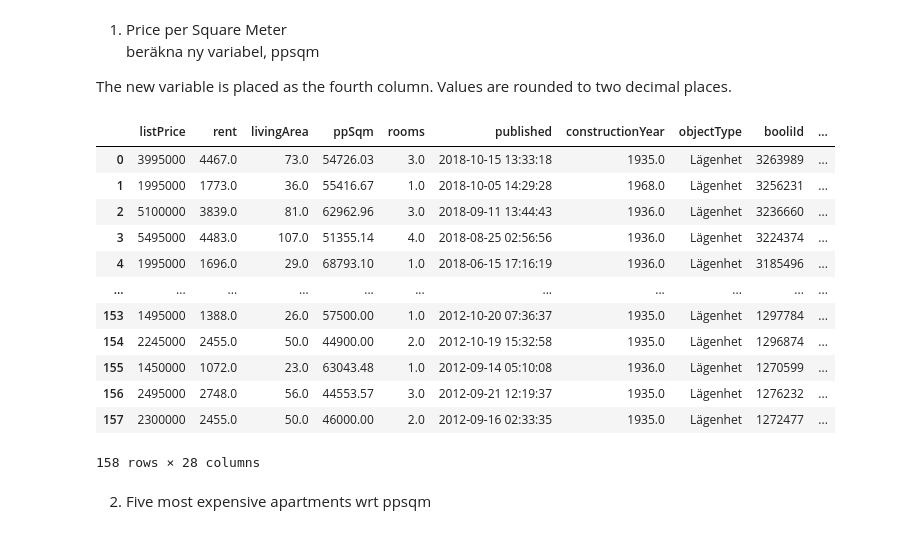
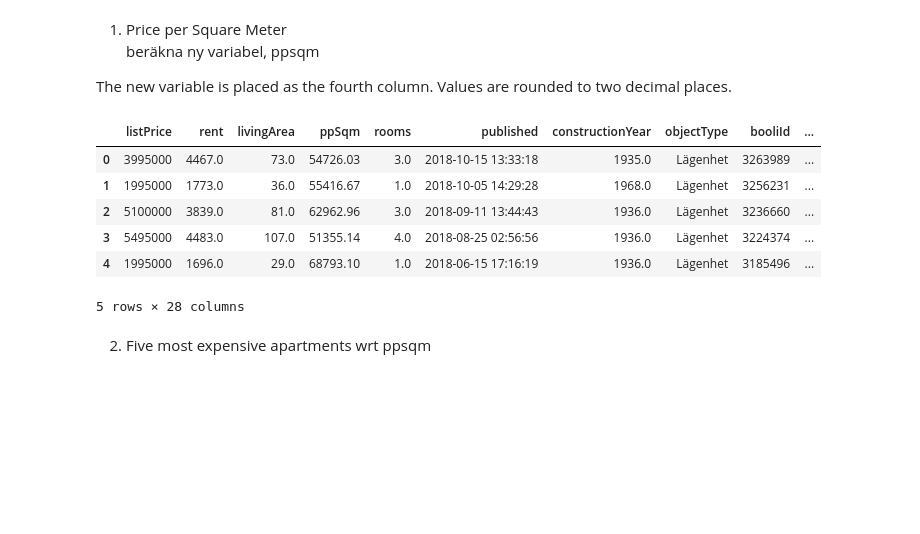
Before and after one commit to totatorbj/su-mt4007, a Jupyter notebook: HW2/HW2_investigation.ipynb, the cells around one changed output. Drawn from its saved outputs; the diff is of its cells as text; code cells hidden in the pictures; blank space fills up the shorter version.

```diff
--- a/HW2/HW2_investigation.ipynb
+++ b/HW2/HW2_investigation.ipynb
@@ -64,21 +62,15 @@ The new variable is placed as the fourth column. Values are rounded to two decim
 #apartments_extended_df = apartments_df.insert(3,'ppSqm',round(apartments_df['listPrice'] / apartments_df['livingArea'], 2 ))
 apartments_df.insert(3,'ppSqm',round(apartments_df['listPrice'] / apartments_df['livingArea'], 2 ))
 # %%
-apartments_df
+apartments_df.head()
 # %% [output]
 |  | listPrice | rent | livingArea | ppSqm | rooms | published | constructionYear | objectType | booliId | ... |
 | 0 | 3995000 | 4467.0 | 73.0 | 54726.03 | 3.0 | 2018-10-15 13:33:18 | 1935.0 | Lägenhet | 3263989 | ... |
 | 1 | 1995000 | 1773.0 | 36.0 | 55416.67 | 1.0 | 2018-10-05 14:29:28 | 1968.0 | Lägenhet | 3256231 | ... |
 | 2 | 5100000 | 3839.0 | 81.0 | 62962.96 | 3.0 | 2018-09-11 13:44:43 | 1936.0 | Lägenhet | 3236660 | ... |
 | 3 | 5495000 | 4483.0 | 107.0 | 51355.14 | 4.0 | 2018-08-25 02:56:56 | 1936.0 | Lägenhet | 3224374 | ... |
 | 4 | 1995000 | 1696.0 | 29.0 | 68793.10 | 1.0 | 2018-06-15 17:16:19 | 1936.0 | Lägenhet | 3185496 | ... |
-| ... | ... | ... | ... | ... | ... | ... | ... | ... | ... | ... |
-| 153 | 1495000 | 1388.0 | 26.0 | 57500.00 | 1.0 | 2012-10-20 07:36:37 | 1935.0 | Lägenhet | 1297784 | ... |
-| 154 | 2245000 | 2455.0 | 50.0 | 44900.00 | 2.0 | 2012-10-19 15:32:58 | 1935.0 | Lägenhet | 1296874 | ... |
-| 155 | 1450000 | 1072.0 | 23.0 | 63043.48 | 1.0 | 2012-09-14 05:10:08 | 1936.0 | Lägenhet | 1270599 | ... |
-| 156 | 2495000 | 2748.0 | 56.0 | 44553.57 | 3.0 | 2012-09-21 12:19:37 | 1935.0 | Lägenhet | 1276232 | ... |
-| 157 | 2300000 | 2455.0 | 50.0 | 46000.00 | 2.0 | 2012-09-16 02:33:35 | 1935.0 | Lägenhet | 1272477 | ... |
-158 rows × 28 columns
+5 rows × 28 columns
 # %% [markdown]
 2. Five most expensive apartments wrt ppsqm
 # %%
```
Also changed, not shown: parts of 34 cells of this notebook, 4 other files.
